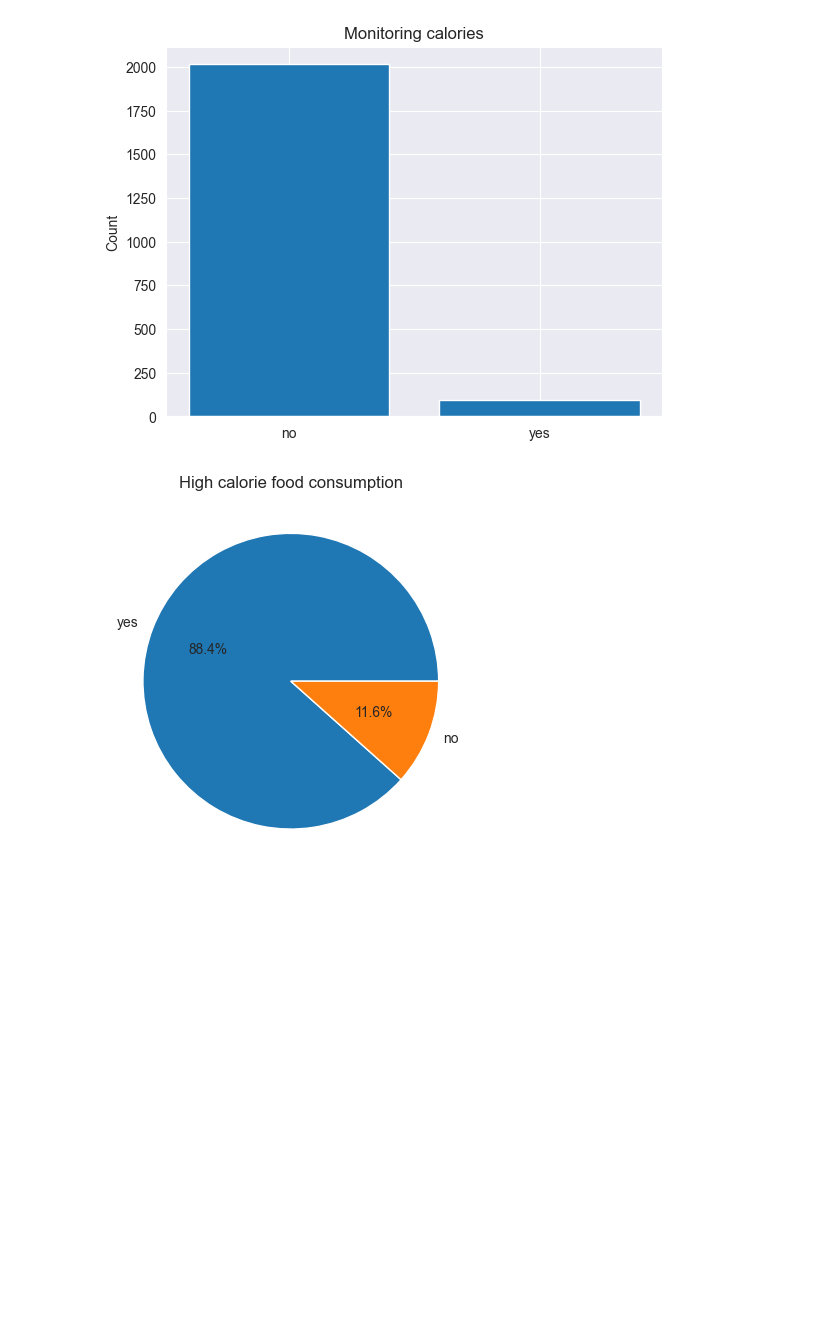
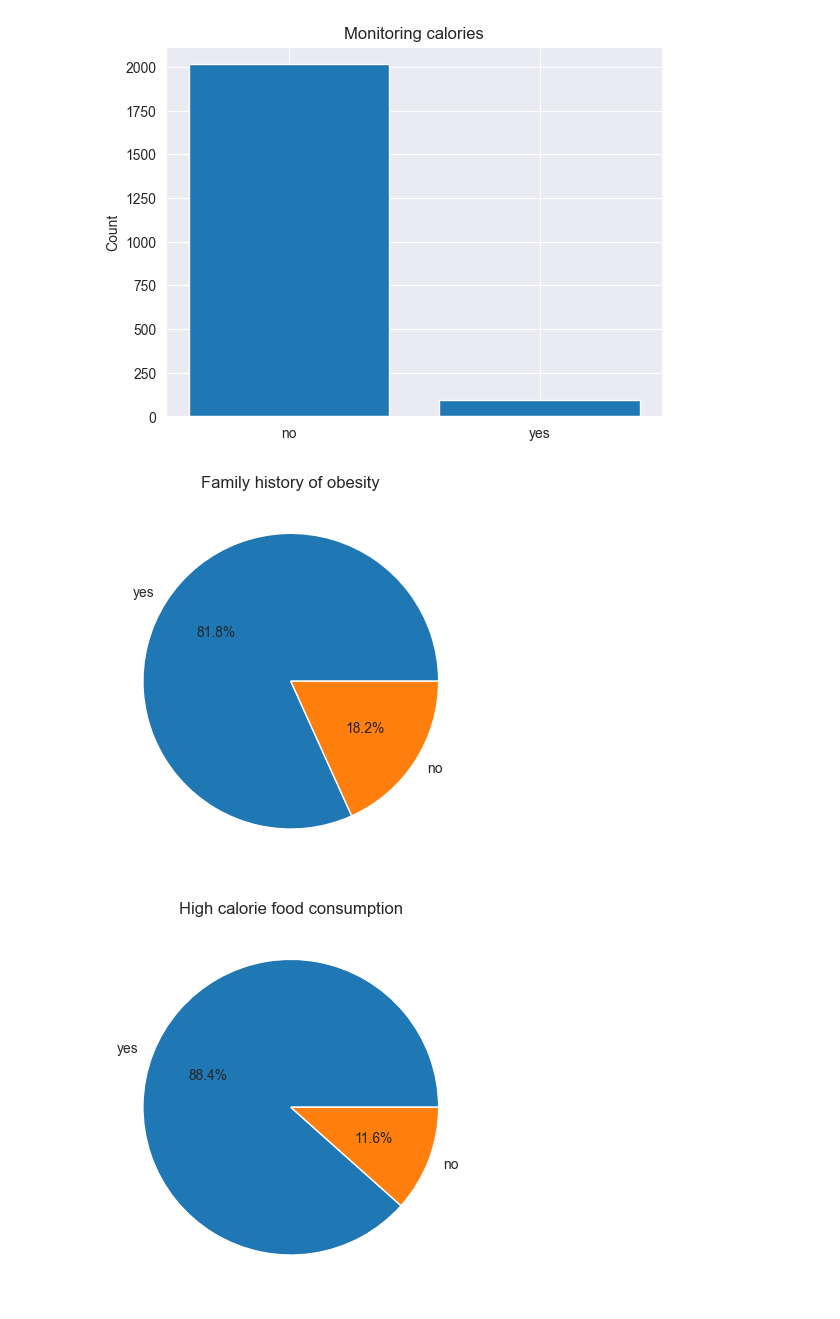
Before and after one commit to ElaIstriceSagace/ObesityDataAnalysis, a Jupyter notebook: Analysis/ObesityDataAnalysis.ipynb, the cells around one changed output. Drawn from its saved outputs; the diff is of its cells as text; code cells hidden in the pictures; blank space fills up the shorter version.

```diff
--- a/Analysis/ObesityDataAnalysis.ipynb
+++ b/Analysis/ObesityDataAnalysis.ipynb
@@ -178,6 +200,14 @@ plt.title('Monitoring calories')
 plt.show()
 # %% [output]
 [figure]
+# %%
+history_count = obesity_dataset['family_history_with_overweight'].value_counts()
+history_original_labls = list(history_count.index.map(reverse_mapping))
+plt.pie(history_count, labels=history_original_labls, autopct='%1.1f%%')
+plt.title('Family history of obesity')
+plt.show()
+# %% [output]
+[figure, added]
 # %%
 favc_count = obesity_dataset['FAVC'].value_counts()
 original_favc_labels = list(favc_count.index.map(reverse_mapping))
```
Also changed, not shown: parts of 8 cells of this notebook.
